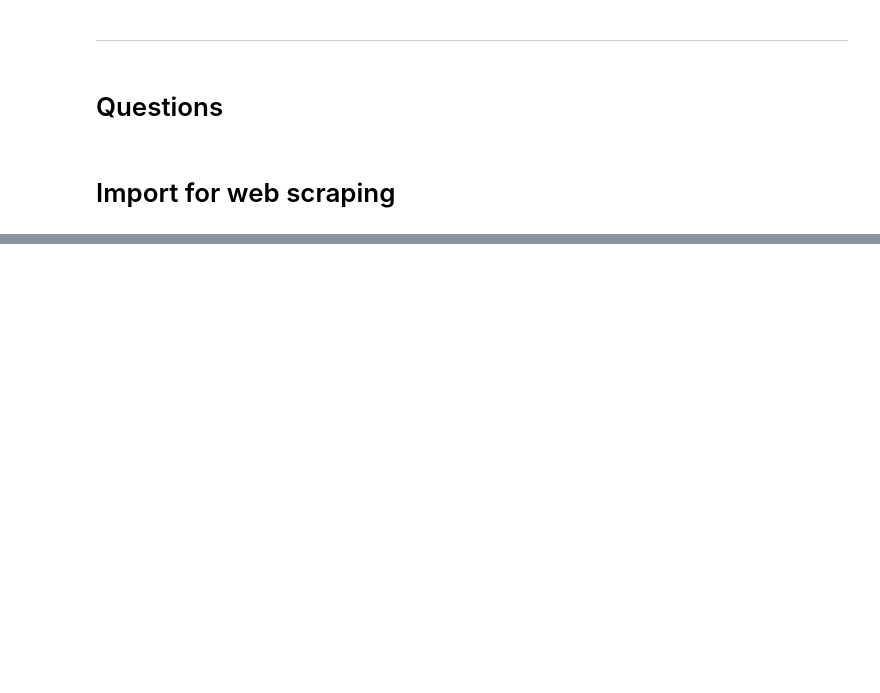
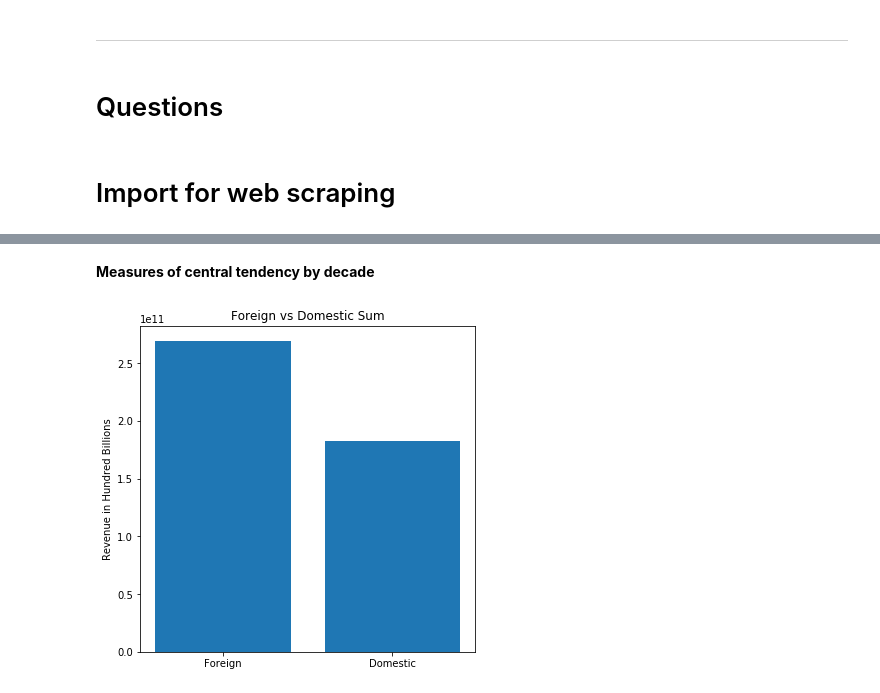
Before and after one commit to kevinmacmat/movie-mood, a Jupyter notebook: movie_project_1.ipynb, the cells around one changed output, grey strips where cells are left out. Drawn from its saved outputs; the diff is of its cells as text; code cells hidden in the pictures; blank space fills up the shorter version.

Commit message:
cleaned up df and added graphs

```diff
--- a/movie_project_1.ipynb
+++ b/movie_project_1.ipynb
@@ -70,3 +70,5 @@ def get_worldwide(url):
         container.append(df[0][:100])
     #concat the list of dataframes and return one big dataframe
     return pd.concat(container, axis = 0, ignore_index = True)
+df = get_worldwide(url)
+df
@@ -285,0 +304,16 @@ for country in country_list:  #country_list #get 1 title's hyperlink for all cou
+# %%
+worldwide_domestic_df = df
+# %%
+# Clean up columns
+worldwide_domestic_df['Worldwide'] = worldwide_domestic_df['Worldwide'].str.replace(',', '').str.replace('$', '').astype(int)
+worldwide_domestic_df['Domestic'] = worldwide_domestic_df['Domestic'].str.replace('-', '')
+worldwide_domestic_df['Foreign'] = worldwide_domestic_df['Foreign'].str.replace('-', '')
+worldwide_domestic_df = worldwide_domestic_df.replace(r'^\s*$', np.NaN, regex=True)
+worldwide_domestic_df['Domestic'] = worldwide_domestic_df['Domestic'].str.replace(',', '').str.replace('$', '')
+worldwide_domestic_df['Foreign'] = worldwide_domestic_df['Foreign'].str.replace(',', '').str.replace('$', '')
+worldwide_domestic_df.fillna('Domestic')
+worldwide_domestic_df[["Domestic", "Foreign"]] = worldwide_domestic_df[["Domestic", "Foreign"]].apply(pd.to_numeric)
+# %%
+# Create sum variables
+domestic_sum = worldwide_domestic_df.Domestic.sum()
+foreign_sum = worldwide_domestic_df.Foreign.sum()
@@ -285,0 +324,2 @@ for country in country_list:  #country_list #get 1 title's hyperlink for all cou
+# %% [markdown]
+**Measures of central tendency by decade**
@@ -285,0 +334,8 @@ for country in country_list:  #country_list #get 1 title's hyperlink for all cou
+# %%
+plt.figure(figsize=(6,6))
+plt.bar(['Foreign', 'Domestic'], [foreign_sum,domestic_sum])
+plt.ylabel('Revenue in Hundred Billions')
+plt.title('Foreign vs Domestic Sum')
+plt.show()
+# %% [output]
+[figure, added]
```
Also changed, not shown: parts of 11 cells of this notebook.
